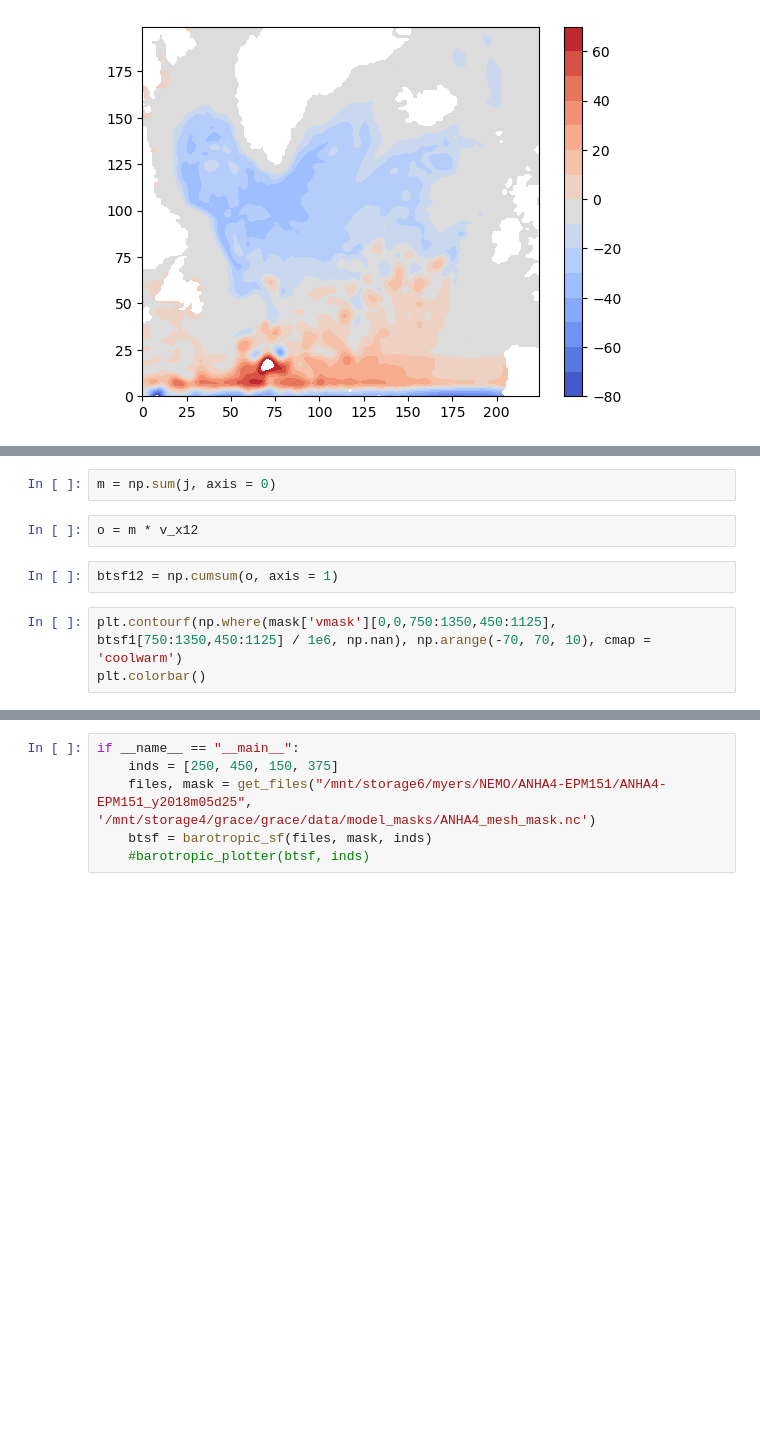
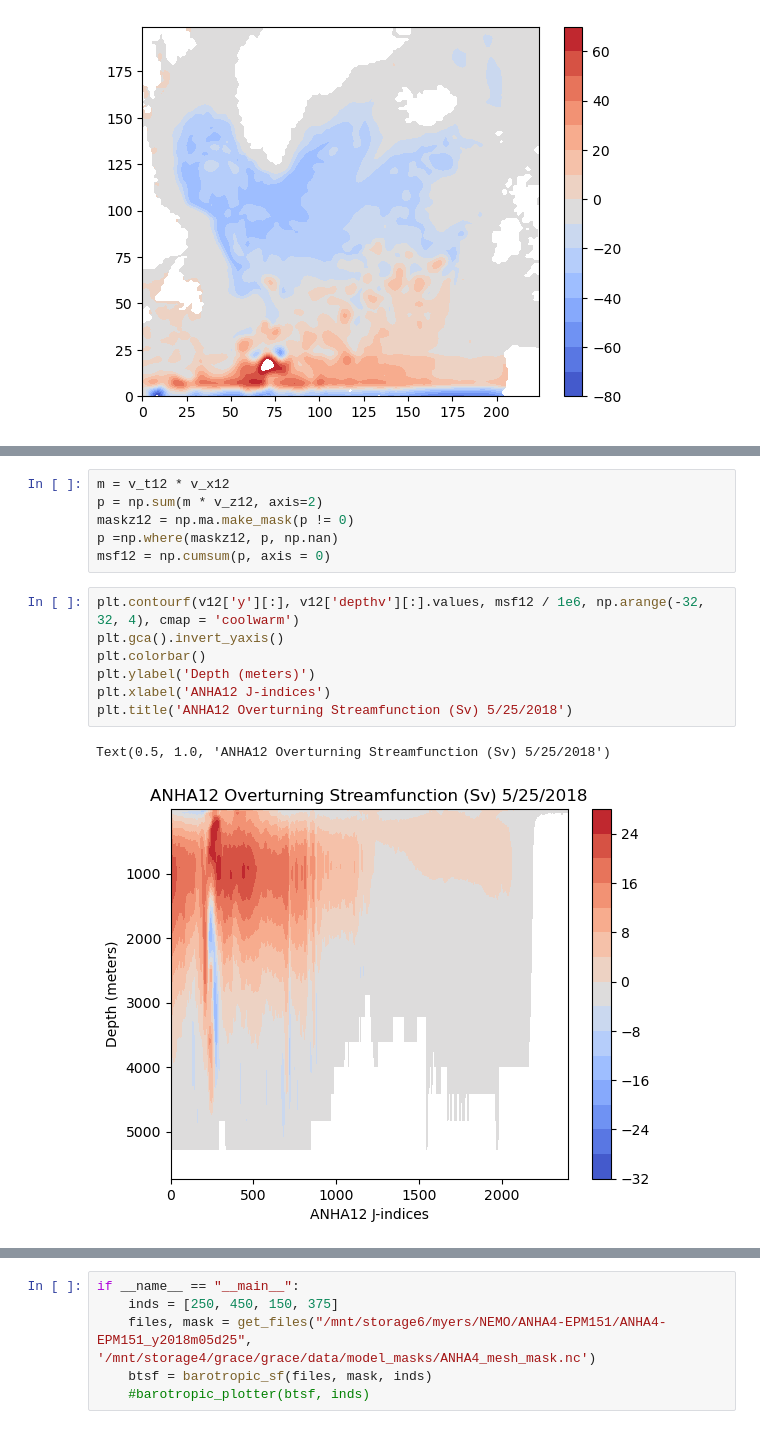
Before and after one commit to gekirkpatrick/NEMO-Analysis-Base-Scripts, a Jupyter notebook: Barotropic_sf.ipynb, the cells around one changed output, grey strips where cells are left out. Saved outputs shown, nothing was run; the diff lists cells and outputs as text; blank space fills up the shorter version.

```diff
--- a/Barotropic_sf.ipynb
+++ b/Barotropic_sf.ipynb
@@ -119,9 +261,16 @@ j = (v_t12 * v_z12)
-# %%
-m = np.sum(j, axis = 0)
-# %%
-o = m * v_x12
-# %%
-btsf12 = np.cumsum(o, axis = 1)
-# %%
-plt.contourf(np.where(mask['vmask'][0,0,750:1350,450:1125], btsf1[750:1350,450:1125] / 1e6, np.nan), np.arange(-70, 70, 10), cmap = 'coolwarm')
-plt.colorbar()
+# %%
+m = v_t12 * v_x12
+p = np.sum(m * v_z12, axis=2)
+maskz12 = np.ma.make_mask(p != 0)
+p =np.where(maskz12, p, np.nan)
+msf12 = np.cumsum(p, axis = 0)
+# %%
+plt.contourf(v12['y'][:], v12['depthv'][:].values, msf12 / 1e6, np.arange(-32, 32, 4), cmap = 'coolwarm')
+plt.gca().invert_yaxis()
+plt.colorbar()
+plt.ylabel('Depth (meters)')
+plt.xlabel('ANHA12 J-indices')
+plt.title('ANHA12 Overturning Streamfunction (Sv) 5/25/2018')
+# %% [output]
+Text(0.5, 1.0, 'ANHA12 Overturning Streamfunction (Sv) 5/25/2018')
+[figure, added]
```
Also changed, not shown: parts of 9 cells of this notebook, 1 other file.
